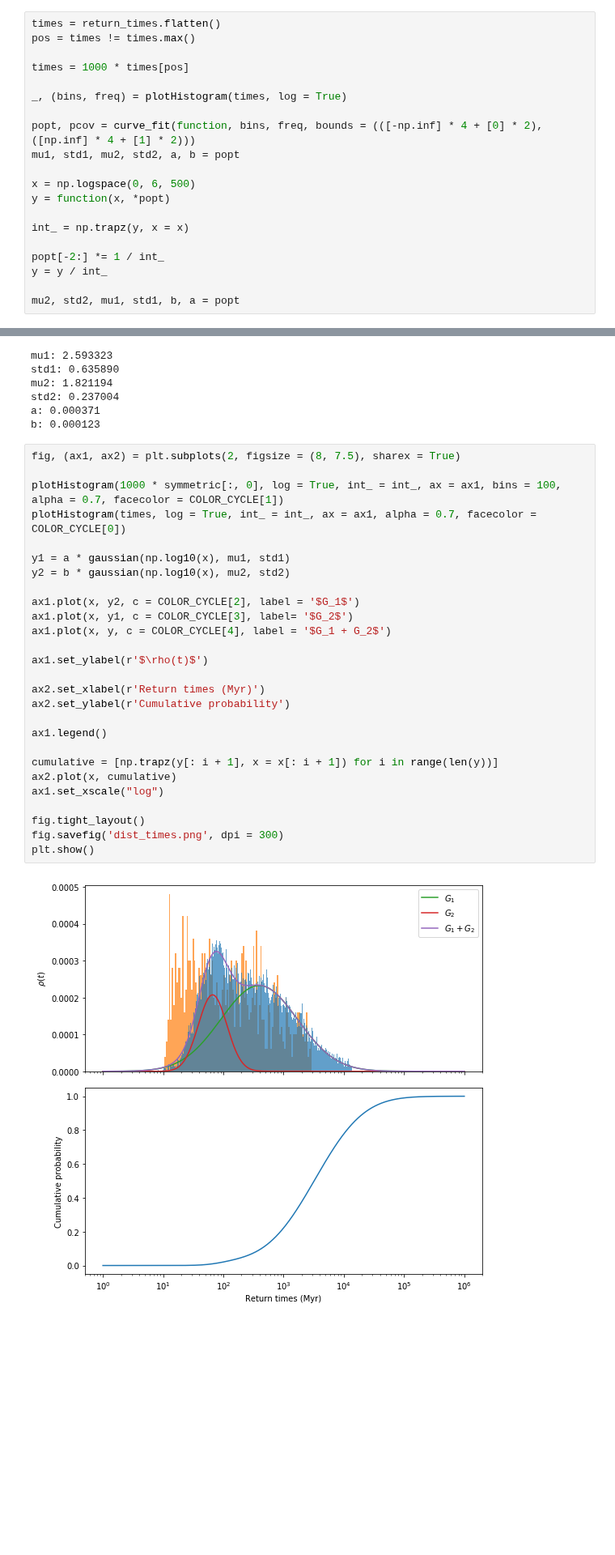
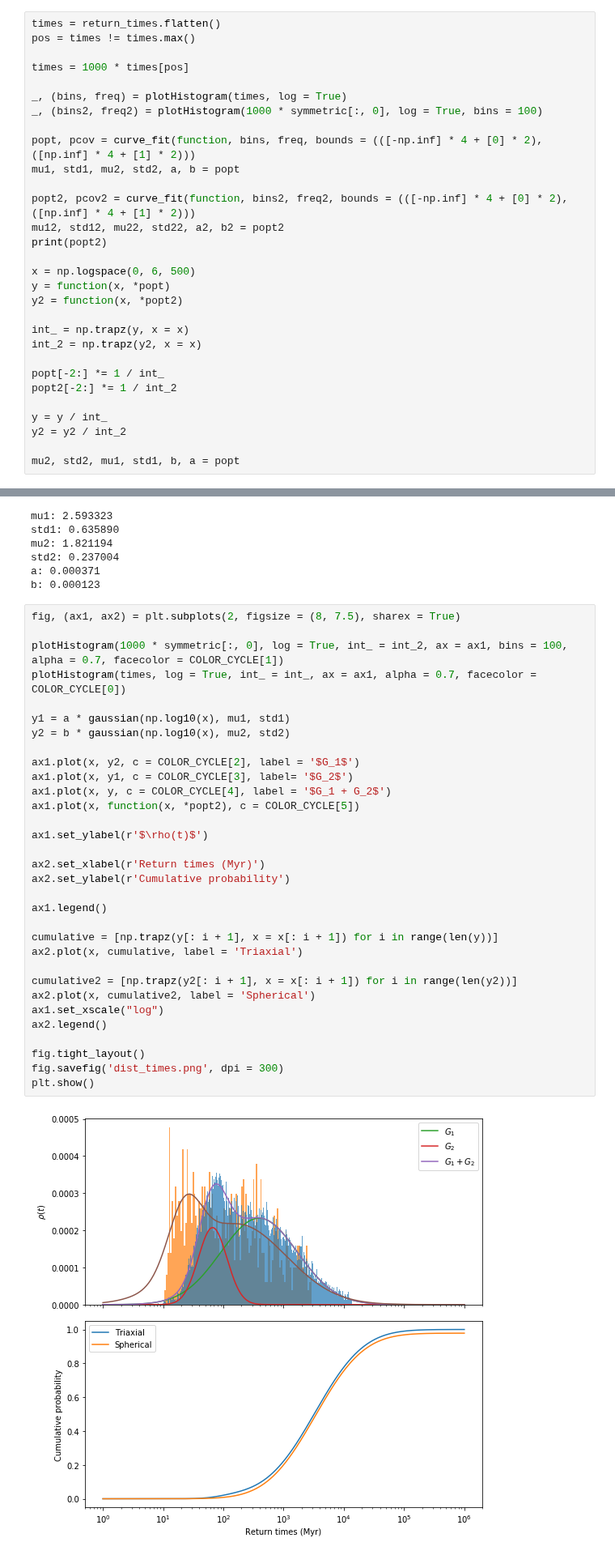
Before and after one commit to jsbarbosa/TesisFisica, a Jupyter notebook: Files/Week 14/Distributions.ipynb, the cells around one changed output, grey strips where cells are left out. Shown at 81% size. Cells and saved outputs as stored; diff of their text form; blank space fills up the shorter version.

```diff
--- a/Files/Week 14/Distributions.ipynb
+++ b/Files/Week 14/Distributions.ipynb
@@ -116,17 +116,27 @@ pos = times != times.max()
 times = 1000 * times[pos]
 
 _, (bins, freq) = plotHistogram(times, log = True)
+_, (bins2, freq2) = plotHistogram(1000 * symmetric[:, 0], log = True, bins = 100)
 
 popt, pcov = curve_fit(function, bins, freq, bounds = (([-np.inf] * 4 + [0] * 2), ([np.inf] * 4 + [1] * 2)))
 mu1, std1, mu2, std2, a, b = popt
 
+popt2, pcov2 = curve_fit(function, bins2, freq2, bounds = (([-np.inf] * 4 + [0] * 2), ([np.inf] * 4 + [1] * 2)))
+mu12, std12, mu22, std22, a2, b2 = popt2
+print(popt2)
+
 x = np.logspace(0, 6, 500)
 y = function(x, *popt)
+y2 = function(x, *popt2)
 
 int_ = np.trapz(y, x = x)
+int_2 = np.trapz(y2, x = x)
 
 popt[-2:] *= 1 / int_
+popt2[-2:] *= 1 / int_2
+
 y = y / int_
+y2 = y2 / int_2
 
 mu2, std2, mu1, std1, b, a = popt
 # %% [output]
@@ -143,32 +155,37 @@ b: 0.000123
 # %%
 fig, (ax1, ax2) = plt.subplots(2, figsize = (8, 7.5), sharex = True)
 
-plotHistogram(1000 * symmetric[:, 0], log = True, int_ = int_, ax = ax1, bins = 100, alpha = 0.7, facecolor = COLOR_CYCLE[1])
+plotHistogram(1000 * symmetric[:, 0], log = True, int_ = int_2, ax = ax1, bins = 100, alpha = 0.7, facecolor = COLOR_CYCLE[1])
 plotHistogram(times, log = True, int_ = int_, ax = ax1, alpha = 0.7, facecolor = COLOR_CYCLE[0])
 
 y1 = a * gaussian(np.log10(x), mu1, std1)
 y2 = b * gaussian(np.log10(x), mu2, std2)
 
 ax1.plot(x, y2, c = COLOR_CYCLE[2], label = '$G_1$')
 ax1.plot(x, y1, c = COLOR_CYCLE[3], label= '$G_2$')
 ax1.plot(x, y, c = COLOR_CYCLE[4], label = '$G_1 + G_2$')
+ax1.plot(x, function(x, *popt2), c = COLOR_CYCLE[5])
 
 ax1.set_ylabel(r'$\rho(t)$')
 
 ax2.set_xlabel(r'Return times (Myr)')
 ax2.set_ylabel(r'Cumulative probability')
 
 ax1.legend()
 
 cumulative = [np.trapz(y[: i + 1], x = x[: i + 1]) for i in range(len(y))]
-ax2.plot(x, cumulative)
+ax2.plot(x, cumulative, label = 'Triaxial')
+
+cumulative2 = [np.trapz(y2[: i + 1], x = x[: i + 1]) for i in range(len(y2))]
+ax2.plot(x, cumulative2, label = 'Spherical')
 ax1.set_xscale("log")
+ax2.legend()
 
 fig.tight_layout()
 fig.savefig('dist_times.png', dpi = 300)
 plt.show()
 # %% [output]
-[figure, old version]
+[figure, new version]
 # %%
 def requiredTforMass(m, m0, e = 0.1, t_edd = 0.44):
     return (e * t_edd) / (1 - e) * np.log(m / m0)
```
Also changed, not shown: parts of 5 cells of this notebook, 2 other files.
